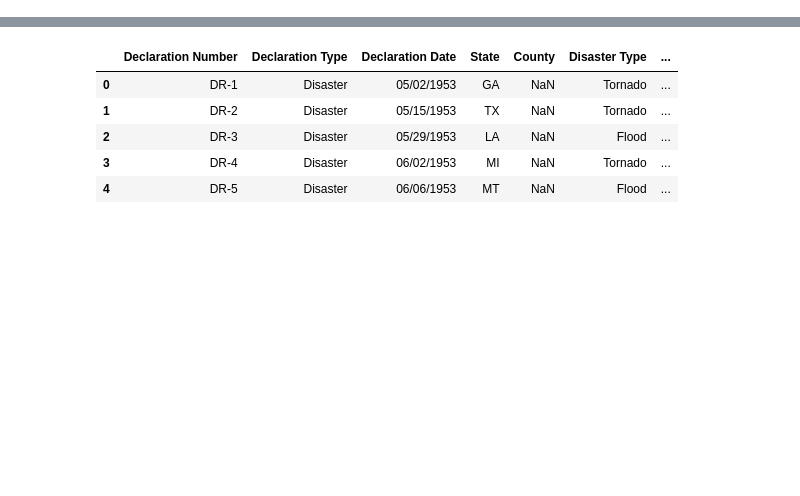
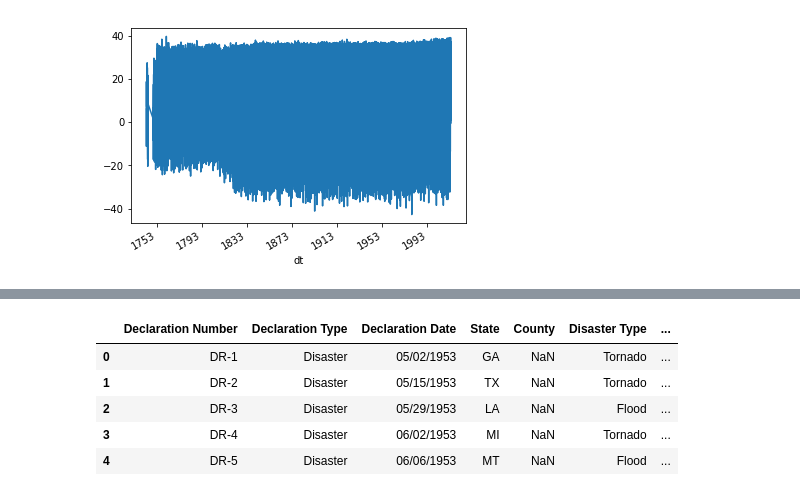
Before and after one commit to karahahn/Springboard_Capstone1, a Jupyter notebook: Exploring the Data.ipynb, the cells around one changed output, grey strips where cells are left out. Saved outputs shown, nothing was run; the diff lists cells and outputs as text; code cells hidden in the pictures; blank space fills up the shorter version.

```diff
--- a/Exploring the Data.ipynb
+++ b/Exploring the Data.ipynb
@@ -13,0 +65,5 @@ temp.head()
+# %%
+temp_df['AverageTemperature'].plot()
+plt.show()
+# %% [output]
+[figure, added]
```
Also changed, not shown: parts of 22 cells of this notebook.
